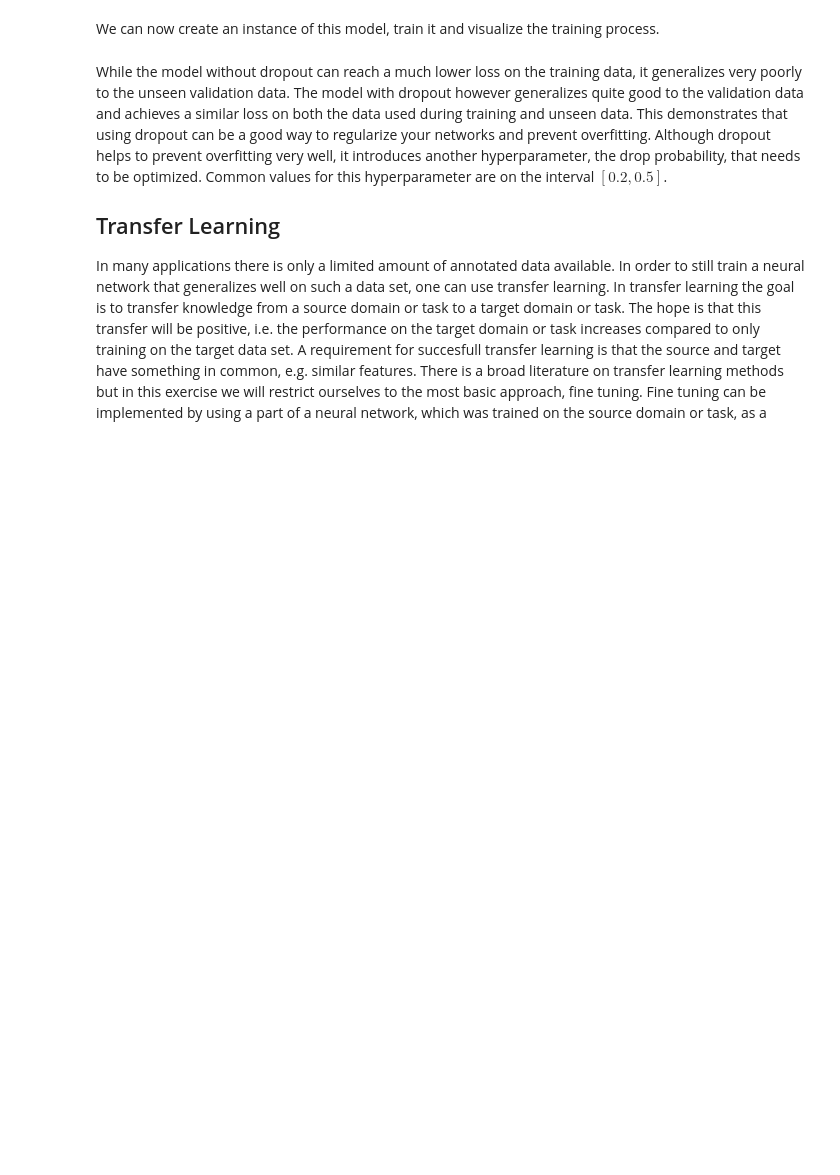
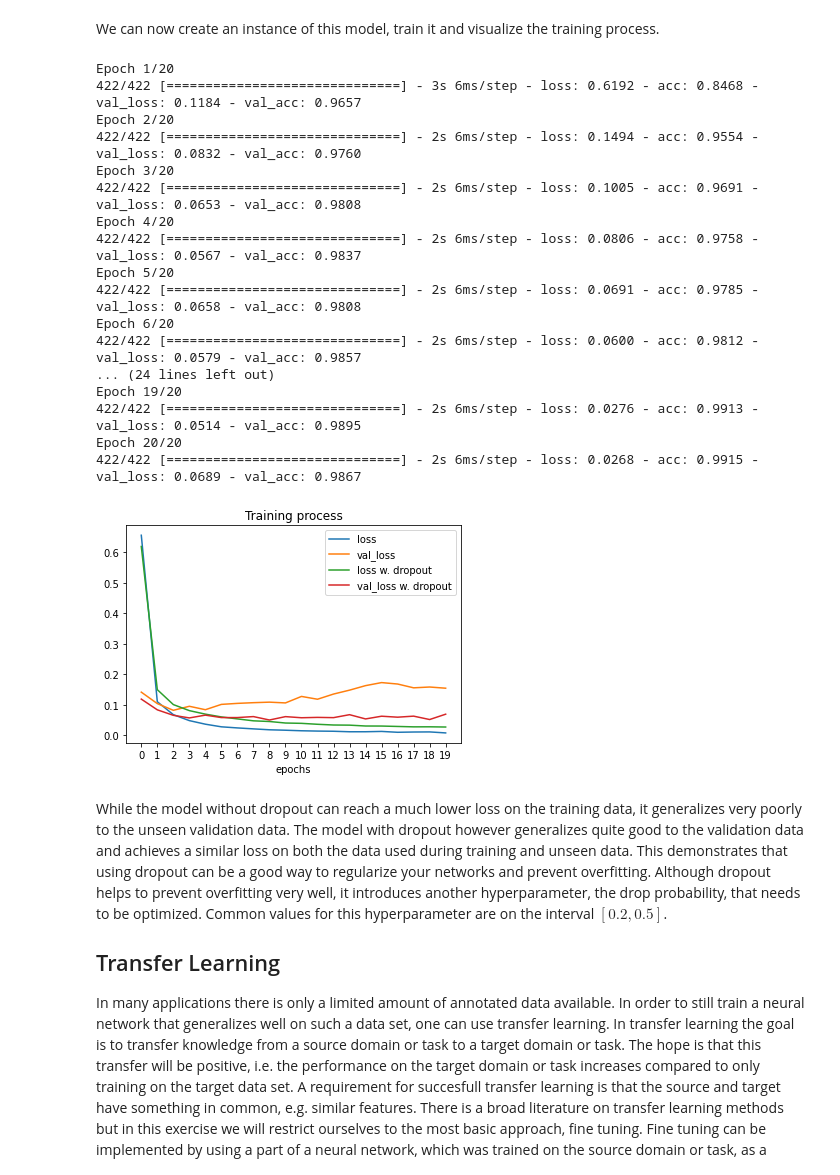
Before and after one commit to SoumyadeepB/DeepLearning, a Jupyter notebook: Classification_task.ipynb, the cells around one changed output. Saved outputs shown, nothing was run; the diff lists cells and outputs as text; code cells hidden in the pictures; blank space fills up the shorter version.

```diff
--- a/Classification_task.ipynb
+++ b/Classification_task.ipynb
@@ -68,21 +72,32 @@ class MyModel(k.Model):
     def __init__(self):
         super(MyModel, self).__init__()
         # Layer definition
+        self.conv0 = k.layers.Conv2D(8,3,2,activation='relu')
+        self.conv1 = k.layers.Conv2D(16,3,2,activation='relu')
+        self.flatten = k.layers.Flatten()
+        self.dense0 = k.layers.Dense(128,activation='relu')
+        self.dense1 = k.layers.Dense(64,activation='relu')
+        self.dense2 = k.layers.Dense(10,activation='softmax')
+
 
     def call(self, inputs, training=False):
         # Call layers appropriately to implement a forward pass
+        output = self.conv0(inputs)
+        output = self.conv1(output)
+        output = self.flatten(output)
+        output = self.dense0(output)
+        output = self.dense1(output)
+        output = self.dense2(output)
         return output
 # %% [markdown]
 We can now instanciate an object of this class and compile it using the the cross-entropy loss function.
 # %%
 """ Instantiate an object of MyModel and an RMSprop optimizer with learning rate given by the constant "learning_rate". Compile the model with a suitable loss function and add accuracy as a metric. """
-
-mdl =
-opt =
-mdl.compile()
+mdl = MyModel()
+opt = k.optimizers.RMSprop(learning_rate)
+mdl.compile(loss='categorical_crossentropy',metrics=['acc'])
 # %% [markdown]
 Now we are ready to train the model and log the metrics for plotting.
 # %%
 """ Train the model mdl on the training data with a batch size of "batch_size" for "epochs" epochs. Train with 10% of the training data as validation data. """
-
-history_no_dropout = mdl.fit()
+history_no_dropout = mdl.fit(x_train_mnist,y_train_mnist,batch_size=batch_size,epochs = epochs, validation_split=0.1)
@@ -105,30 +140,63 @@ class MyDropoutModel(k.Model):
     def __init__(self):
         super(MyDropoutModel, self).__init__()
         # Layer definition
+        self.conv0 = k.layers.Conv2D(8,3,2,activation='relu')
+        self.conv1 = k.layers.Conv2D(16,3,2,activation='relu')
+        self.flatten = k.layers.Flatten()
+        self.dropout = k.layers.Dropout(0.2)
+        self.dense0 = k.layers.Dense(128,activation='relu')
+        self.dense1 = k.layers.Dense(64,activation='relu')
+        self.dense2 = k.layers.Dense(10,activation='softmax')
 
     def call(self, inputs, training=False):
         # Call layers appropriately in order to implement the forward pass
+        output = self.conv0(inputs)
+        output = self.conv1(output)
+        output = self.flatten(output)
+        output = self.dropout(output, training)
+        output = self.dense0(output)
+        output = self.dense1(output)
+        output = self.dense2(output)
         return output
 # %% [markdown]
 We can now create an instance of this model, train it and visualize the training process.
 # %%
 """ Instantiate a MyDropoutModel object, compile and train it on the training data. Use the same optimizer and parameters for training as before. """
 
-dropout_mdl =
-dropout_opt =
-dropout_mdl.compile()
+dropout_mdl = MyDropoutModel()
+dropout_opt = k.optimizers.RMSprop(learning_rate)
+dropout_mdl.compile(loss='categorical_crossentropy',metrics=['acc'])
 
-history_dropout = dropout_mdl.fit()
+history_dropout = dropout_mdl.fit(x_train_mnist,y_train_mnist,batch_size=batch_size, epochs=epochs, validation_split=0.1)
 
 plt.plot(history_no_dropout.history["loss"])
 plt.plot(history_no_dropout.history["val_loss"])
 plt.plot(history_dropout.history["loss"])
 plt.plot(history_dropout.history["val_loss"])
 plt.legend(["loss", "val_loss", "loss w. dropout", "val_loss w. dropout"])
 plt.xticks(range(epochs))
 plt.xlabel("epochs")
 plt.title("Training process")
 plt.show()
+# %% [output]
+Epoch 1/20
+422/422 [==============================] - 3s 6ms/step - loss: 0.6192 - acc: 0.8468 - val_loss: 0.1184 - val_acc: 0.9657
+Epoch 2/20
+422/422 [==============================] - 2s 6ms/step - loss: 0.1494 - acc: 0.9554 - val_loss: 0.0832 - val_acc: 0.9760
+Epoch 3/20
+422/422 [==============================] - 2s 6ms/step - loss: 0.1005 - acc: 0.9691 - val_loss: 0.0653 - val_acc: 0.9808
+Epoch 4/20
+422/422 [==============================] - 2s 6ms/step - loss: 0.0806 - acc: 0.9758 - val_loss: 0.0567 - val_acc: 0.9837
+Epoch 5/20
+422/422 [==============================] - 2s 6ms/step - loss: 0.0691 - acc: 0.9785 - val_loss: 0.0658 - val_acc: 0.9808
+Epoch 6/20
+422/422 [==============================] - 2s 6ms/step - loss: 0.0600 - acc: 0.9812 - val_loss: 0.0579 - val_acc: 0.9857
+... (24 lines left out)
+Epoch 19/20
+422/422 [==============================] - 2s 6ms/step - loss: 0.0276 - acc: 0.9913 - val_loss: 0.0514 - val_acc: 0.9895
+Epoch 20/20
+422/422 [==============================] - 2s 6ms/step - loss: 0.0268 - acc: 0.9915 - val_loss: 0.0689 - val_acc: 0.9867
+[figure, added]
 # %% [markdown]
 While the model without dropout can reach a much lower loss on the training data, it generalizes very poorly to the unseen validation data. The model with dropout however generalizes quite good to the validation data and achieves a similar loss on both the data used during training and unseen data. This demonstrates that using dropout can be a good way to regularize your networks and prevent overfitting. Although dropout helps to prevent overfitting very well, it introduces another hyperparameter, the drop probability, that needs to be optimized. Common values for this hyperparameter are on the interval $\left[0.2,0.5\right]$.
 
```
Also changed, not shown: parts of 4 cells of this notebook.
